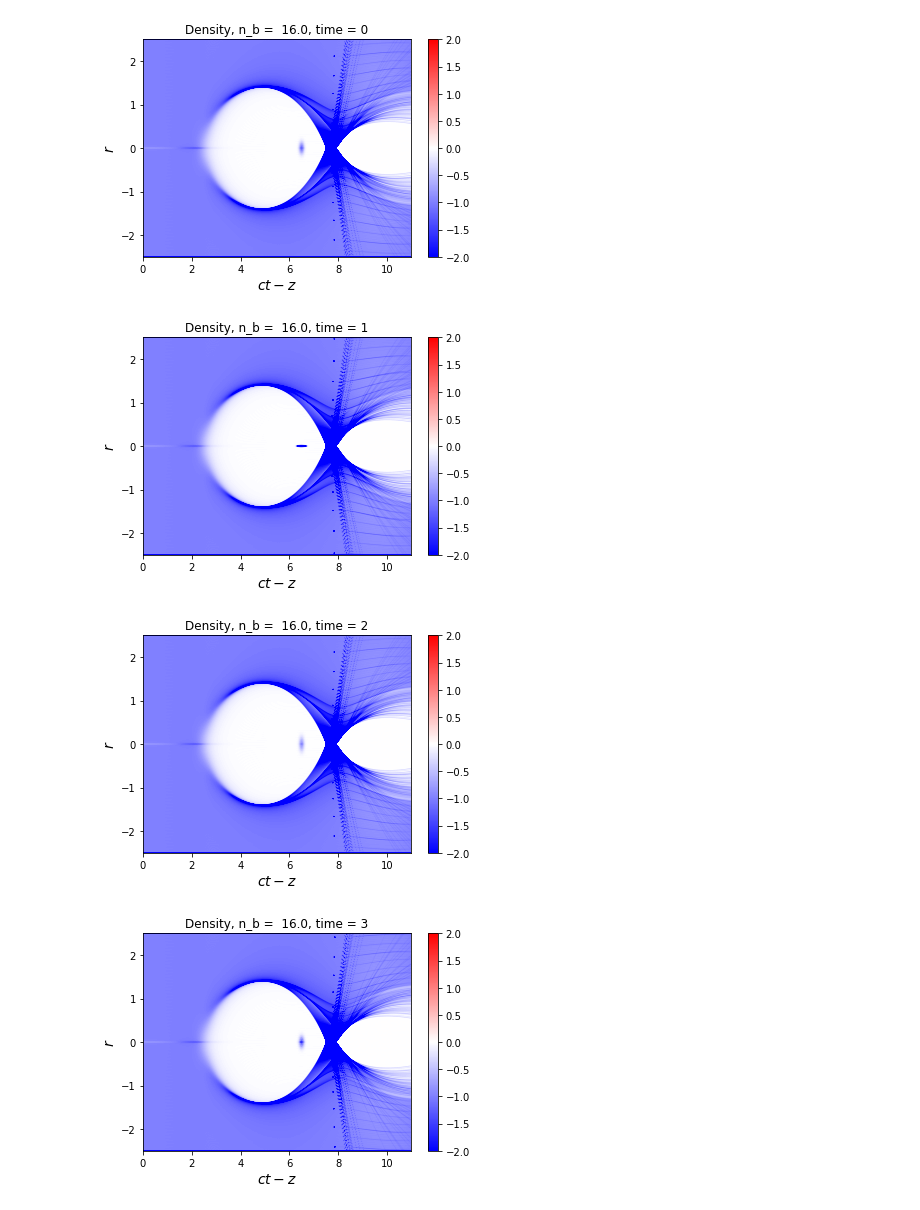
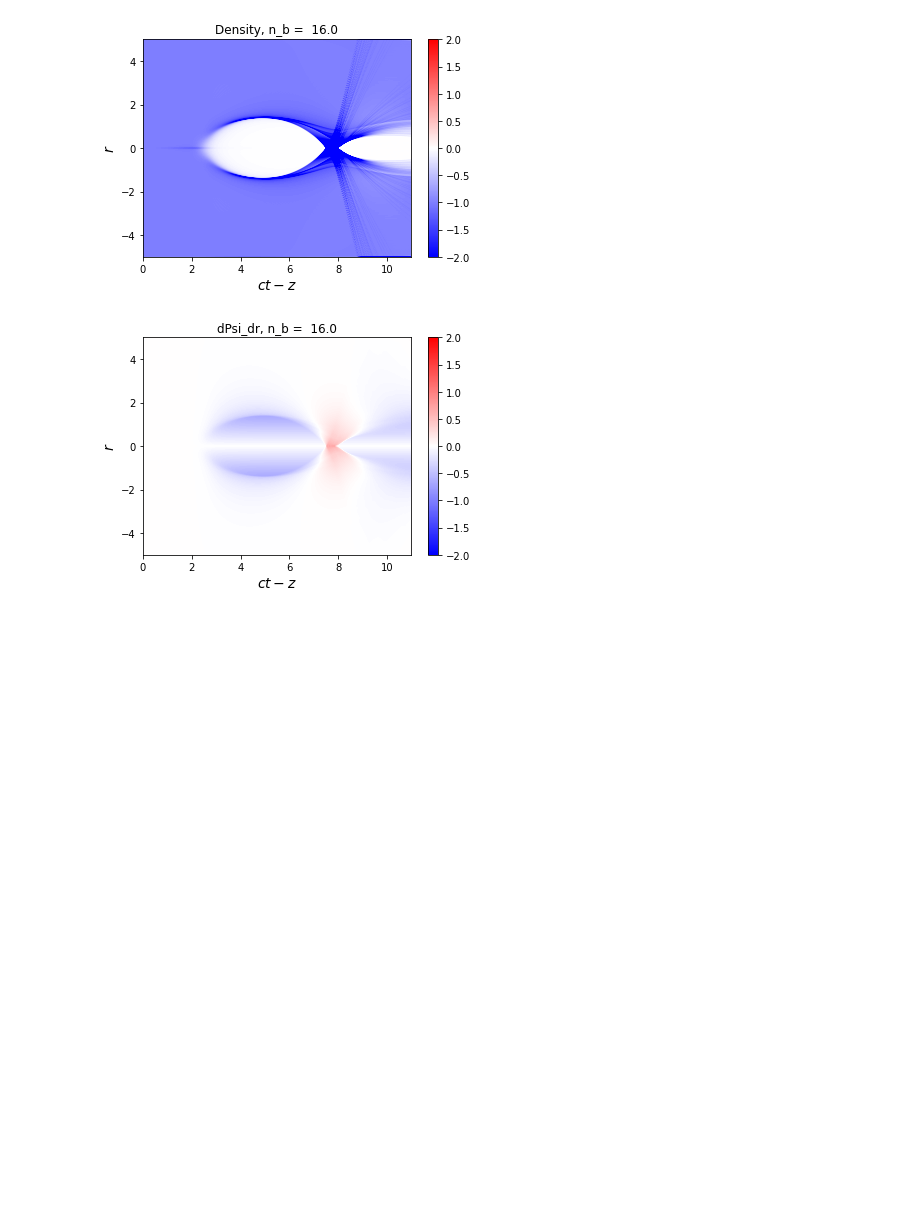
Before and after one commit to viktoriiazakharova/QSA_PWFA, a Jupyter notebook: example/sim_test_quick.ipynb, the cells around one changed output. Cells and saved outputs as stored; diff of their text form; code cells hidden in the pictures; blank space fills up the shorter version.

```diff
--- a/example/sim_test_quick.ipynb
+++ b/example/sim_test_quick.ipynb
@@ -54,58 +40,45 @@ print(Q_tot)
 # %%
-sim = Simulation(L_xi=L_xi, N_xi=N_xi, dt=dt_trail,verbose=0)
-sim.add_specie( NeutralUniformPlasma(L_r=L_r, N_r=N_r,n_p=1.) )
-sim.add_specie( GaussianBunch( sim, n_b2, R_b2, R_xi2, ksi02,
-                               Nr=2048, gamma_b=gamma_b2, q=-1,
-                               delta_gamma=0.005*gamma_b2,
-                               eps_r=4e-4 * gamma_b2 * R_b2 ) )
+sim = Simulation(L_xi=L_xi, N_xi=N_xi, verbose=0)
+sim.add_specie( NeutralUniformPlasma(L_r=L_r, N_r=N_r) )
 sim.add_external_field(GaussianBeam(n_b, R_b, ksi0, R_xi))
 
 sim.diagnostics = [
-    FieldDiagnostics( sim, L_r=L_r/2, N_r=N_r,
-                      fields=['Density', ],
+    FieldDiagnostics( sim, L_r=L_r, N_r=N_r,
+                      fields=['Density', 'dPsi_dr'],
                       xi_step=2,
                       ),
-    BunchDiagnostics( sim,  sim.species[1],
-                         fields=['p_z','p_r'],
-                         xi_step=1 )
     ]
 
-sim.run_steps( 20, iter_max=50, rel_err_max=2e-2,
-               mixing_factor=0.05,
-               track_convergence=True)
-
-# sim.run_step(iter_max=50, rel_err_max=2e-2, mixing_factor=0.05, track_convergence=True)
+sim.run_step(iter_max=50, rel_err_max=2e-2, mixing_factor=0.05, track_convergence=True)
 # %%
 for diag in (sim.diagnostics[0],):
     ext = np.array([ diag.xi.min(),
                      diag.xi.max(),
                     -diag.grid.rmax,
                      diag.grid.rmax ])
 
     for fld in diag.fields:
-        for i_t, outout in enumerate(diag.outputs[::4]):
+        for i_t, outout in enumerate(diag.outputs):
             val = outout[fld]
             val_ext = np.hstack((val[:,1:][:,::-1], val[:,1:]))
 
             plt.figure()
 
             vmax = 2
             plt.imshow(val_ext.T,
                     origin='lower',
                     aspect='auto',
                     cmap=plt.cm.bwr,
                     vmax=vmax,
                     vmin=-vmax,
                     extent=ext
                     )
 
             plt.colorbar()
             plt.xlabel(r'$ct-z$', fontsize=14)
             plt.ylabel(r'$r$', fontsize=14)
 
-            plt.title(f"{fld}, n_b =  {n_b}, time = {i_t}")
+            plt.title(f"{fld}, n_b =  {n_b}")
 # %% [output]
-[figure, old version]
+[figure, new version]
-[figure, old version]
+[figure, new version]
-[figure, removed]
-[figure, removed]
```
Also changed, not shown: parts of 5 cells of this notebook, 1 other file.
